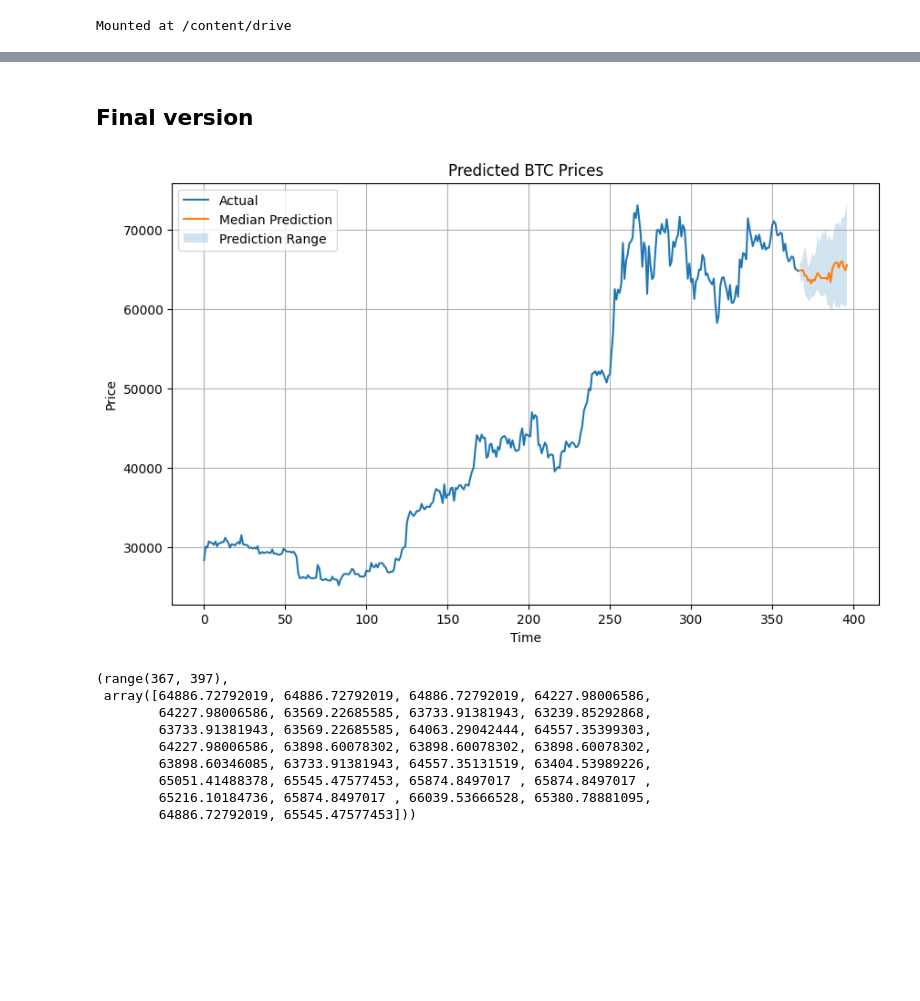
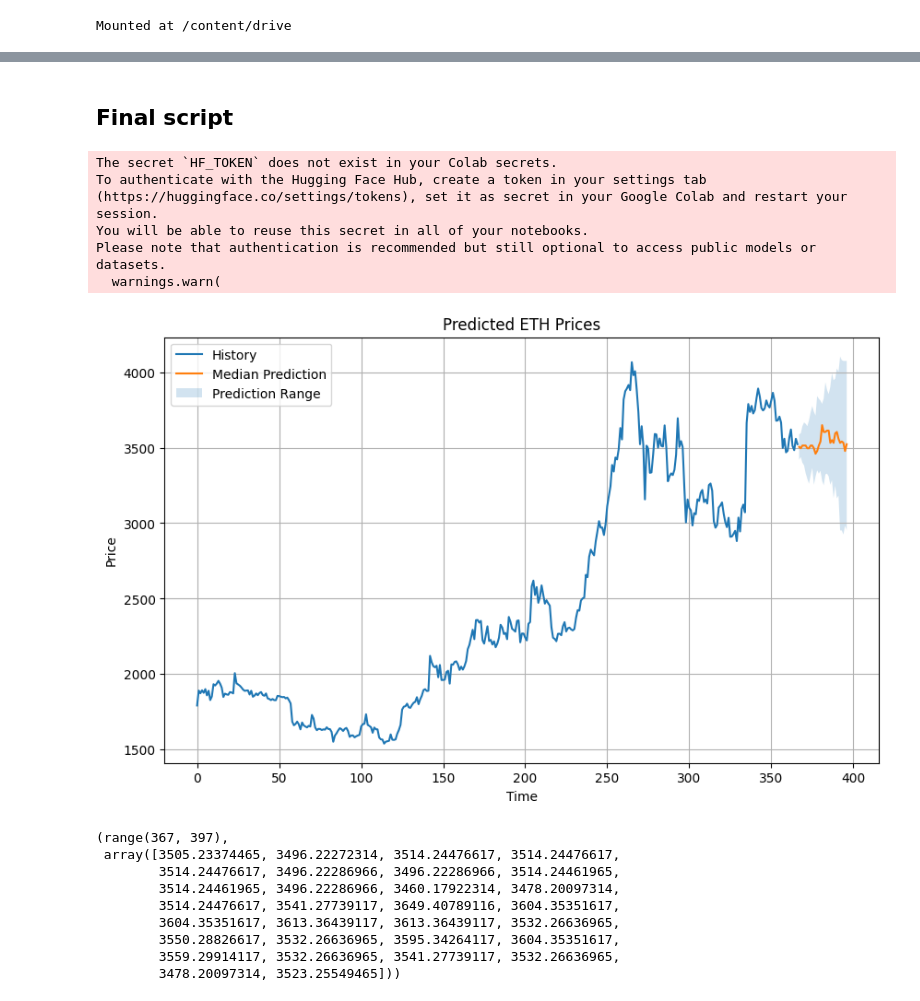
Before and after one commit to 10-academy-w-9/crypto-trading-backtesting, a Jupyter notebook: notebooks/Chronos.ipynb, the cells around one changed output, grey strips where cells are left out. Drawn from its saved outputs; the diff is of its cells as text; code cells hidden in the pictures; blank space fills up the shorter version.

```diff
--- a/notebooks/Chronos.ipynb
+++ b/notebooks/Chronos.ipynb
@@ -209,5 +191,5 @@ predict_and_plot_crypto_data('BTC', crypto_data_dict)  # Call for Bitcoin
 # %% [markdown]
-## Final version
+## Final script
 # %%
 import pandas as pd
 import torch
@@ -287,15 +269,20 @@ def predict_and_plot_crypto_data(
 
     return forecast_index, median  # Optionally return forecast data for further use
 # %%
-predict_and_plot_crypto_data('BTC',crypto_data_dict, prediction_length=30)
+predict_and_plot_crypto_data('ETH',crypto_data_dict, prediction_length=30)
 # %% [output]
+The secret `HF_TOKEN` does not exist in your Colab secrets.
+To authenticate with the Hugging Face Hub, create a token in your settings tab (https://huggingface.co/settings/tokens), set it as secret in your Google Colab and restart your session.
+You will be able to reuse this secret in all of your notebooks.
+Please note that authentication is recommended but still optional to access public models or datasets.
+  warnings.warn(
-[figure, old version]
+[figure, new version]
-(range(367, 397),
- array([64886.72792019, 64886.72792019, 64886.72792019, 64227.98006586,
-        64227.98006586, 63569.22685585, 63733.91381943, 63239.85292868,
-        63733.91381943, 63569.22685585, 64063.29042444, 64557.35399303,
-        64227.98006586, 63898.60078302, 63898.60078302, 63898.60078302,
-        63898.60346085, 63733.91381943, 64557.35131519, 63404.53989226,
-        65051.41488378, 65545.47577453, 65874.8497017 , 65874.8497017 ,
-        65216.10184736, 65874.8497017 , 66039.53666528, 65380.78881095,
-        64886.72792019, 65545.47577453]))
+(range(367, 397),
+ array([3505.23374465, 3496.22272314, 3514.24476617, 3514.24476617,
+        3514.24476617, 3496.22286966, 3496.22286966, 3514.24461965,
+        3514.24461965, 3496.22286966, 3460.17922314, 3478.20097314,
+        3514.24476617, 3541.27739117, 3649.40789116, 3604.35351617,
+        3604.35351617, 3613.36439117, 3613.36439117, 3532.26636965,
+        3550.28826617, 3532.26636965, 3595.34264117, 3604.35351617,
+        3559.29914117, 3532.26636965, 3541.27739117, 3532.26636965,
+        3478.20097314, 3523.25549465]))
```
Also changed, not shown: parts of 15 cells of this notebook.
